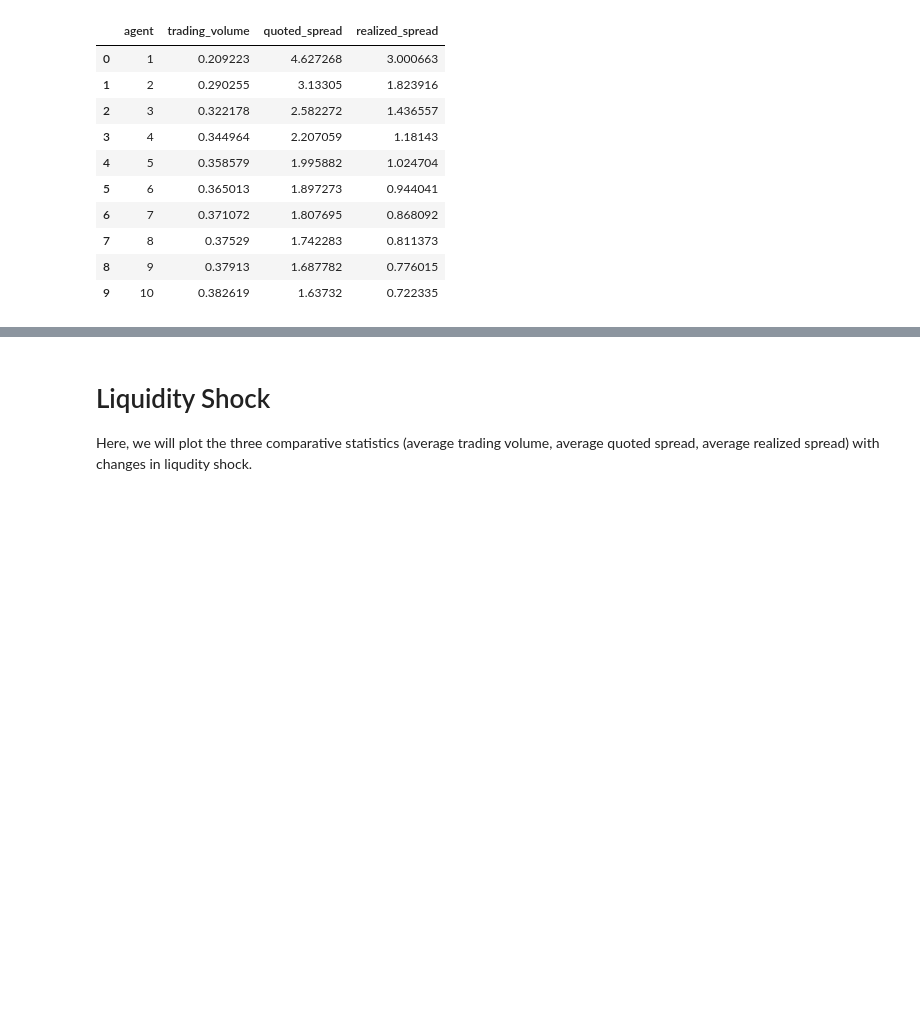
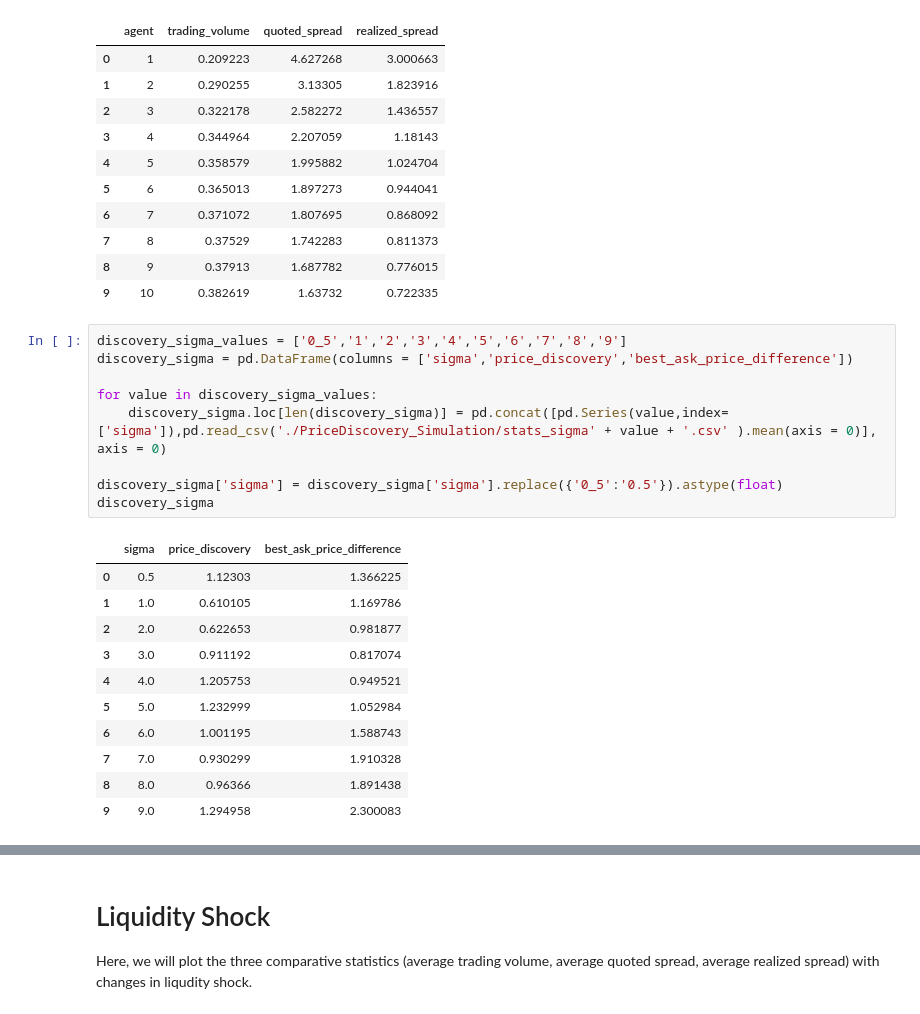
Before and after one commit to zhiconghu/Algorithmic-Pricing-and-Liquidity-in-Securities-Markets, a Jupyter notebook: Comparative Statistics.ipynb, the cells around one changed output, grey strips where cells are left out. Drawn from its saved outputs; the diff is of its cells as text; blank space fills up the shorter version.

```diff
--- a/Comparative Statistics.ipynb
+++ b/Comparative Statistics.ipynb
@@ -101,3 +101,24 @@ agent
 | 7 | 8 | 0.37529 | 1.742283 | 0.811373 |
 | 8 | 9 | 0.37913 | 1.687782 | 0.776015 |
 | 9 | 10 | 0.382619 | 1.63732 | 0.722335 |
+# %%
+discovery_sigma_values = ['0_5','1','2','3','4','5','6','7','8','9']
+discovery_sigma = pd.DataFrame(columns = ['sigma','price_discovery','best_ask_price_difference'])
+
+for value in discovery_sigma_values:
+    discovery_sigma.loc[len(discovery_sigma)] = pd.concat([pd.Series(value,index=['sigma']),pd.read_csv('./PriceDiscovery_Simulation/stats_sigma' + value + '.csv' ).mean(axis = 0)], axis = 0)
+
+discovery_sigma['sigma'] = discovery_sigma['sigma'].replace({'0_5':'0.5'}).astype(float)
+discovery_sigma
+# %% [output]
+|  | sigma | price_discovery | best_ask_price_difference |
+| 0 | 0.5 | 1.12303 | 1.366225 |
+| 1 | 1.0 | 0.610105 | 1.169786 |
+| 2 | 2.0 | 0.622653 | 0.981877 |
+| 3 | 3.0 | 0.911192 | 0.817074 |
+| 4 | 4.0 | 1.205753 | 0.949521 |
+| 5 | 5.0 | 1.232999 | 1.052984 |
+| 6 | 6.0 | 1.001195 | 1.588743 |
+| 7 | 7.0 | 0.930299 | 1.910328 |
+| 8 | 8.0 | 0.96366 | 1.891438 |
+| 9 | 9.0 | 1.294958 | 2.300083 |
```
Also changed, not shown: parts of 5 cells of this notebook, 22 other files.
